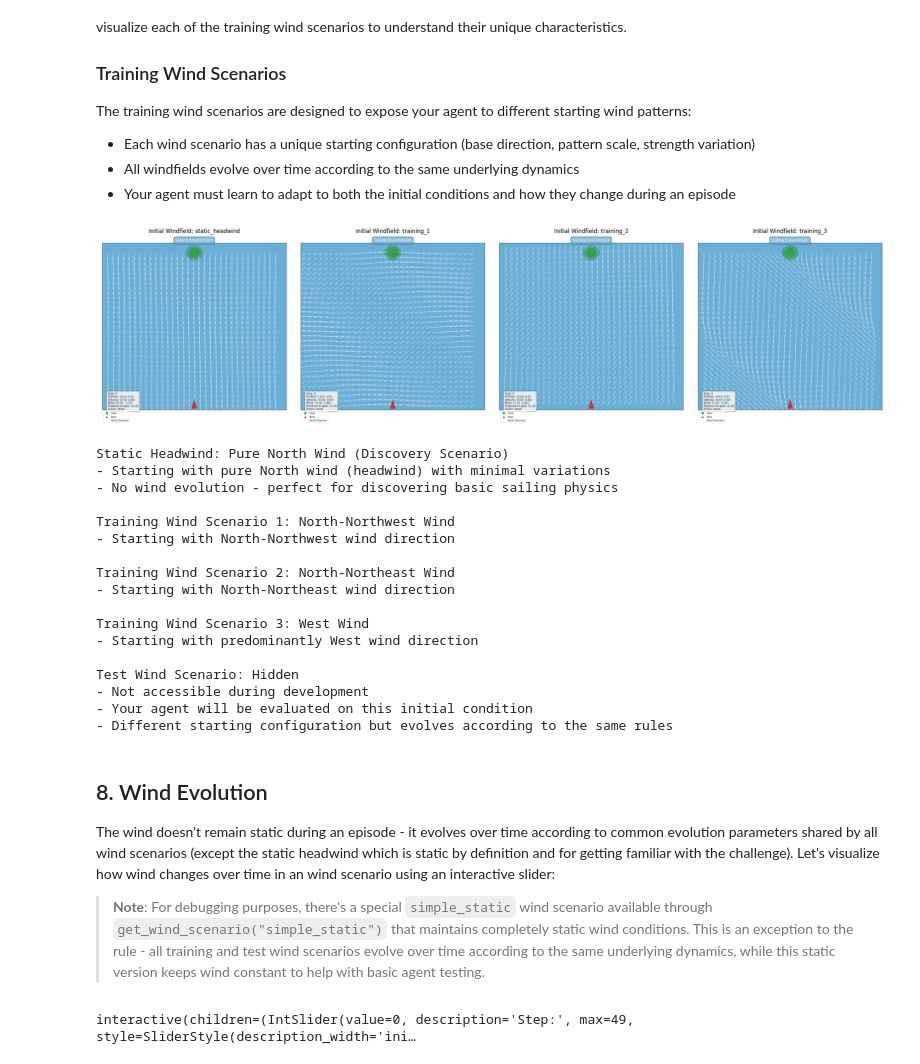
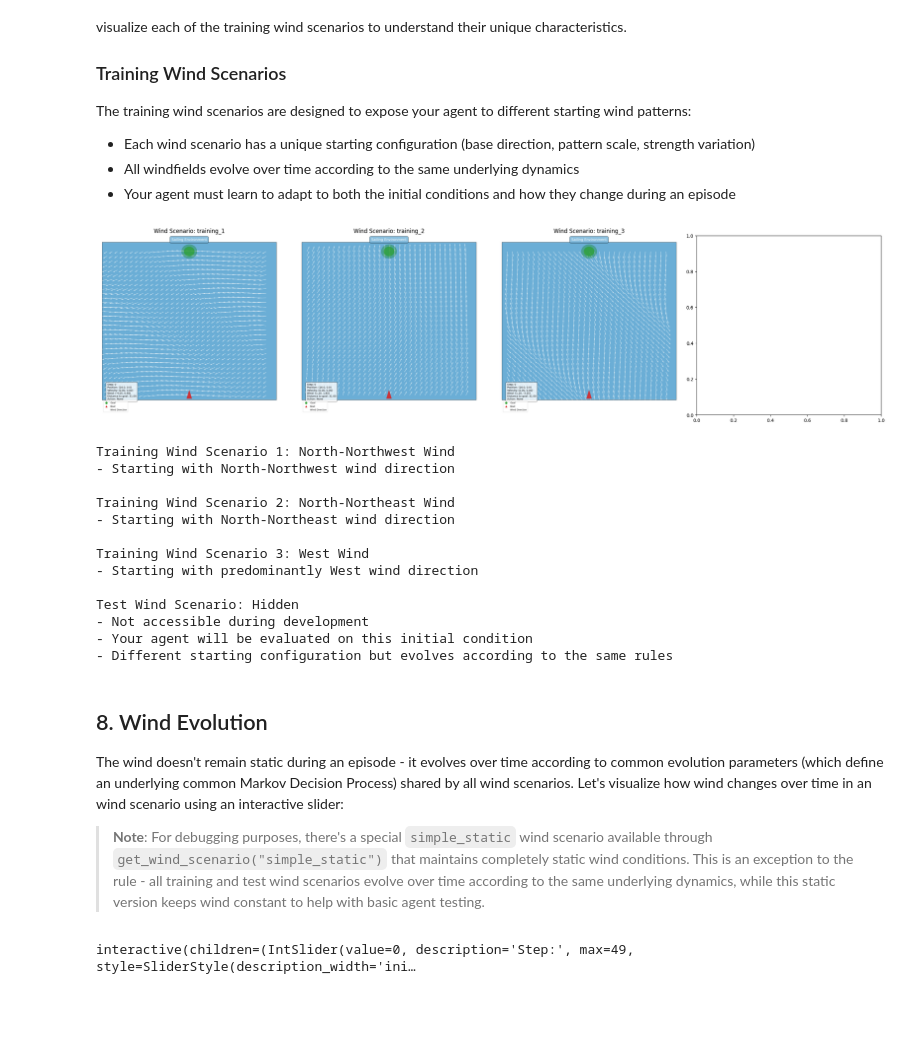
Before and after one commit to trahier/RL_project_sailing, a Jupyter notebook: notebooks/challenge_walkthrough.ipynb, the cells around one changed output. Cells and saved outputs as stored; diff of their text form; code cells hidden in the pictures; blank space fills up the shorter version.

```diff
--- a/notebooks/challenge_walkthrough.ipynb
+++ b/notebooks/challenge_walkthrough.ipynb
@@ -443,7 +435,6 @@ The training wind scenarios are designed to expose your agent to different start
 # %%
 # Load each wind scenario and visualize its wind pattern
 wind_scenarios = {
-    "static_headwind": get_wind_scenario("static_headwind"),
     "training_1": get_wind_scenario("training_1"),
     "training_2": get_wind_scenario("training_2"),
     "training_3": get_wind_scenario("training_3")
@@ -471,41 +462,34 @@ for i, (name, windfield) in enumerate(wind_scenarios.items()):
         wind_init_params=viz_windfield['wind_init_params'],
         wind_evol_params=viz_windfield['wind_evol_params'],
         wind_grid_density=25,
         wind_arrow_scale=80,
         render_mode="rgb_array"
     )
 
     # Reset and render
     env.reset(seed=42)
 
     # Display the image
     axes[i].imshow(env.render())
     axes[i].set_title(f"Wind Scenario: {name}")
     axes[i].axis('off')
 
 plt.tight_layout()
 plt.show()
 
 # Print wind scenario descriptions
-print("Static Headwind: Pure North Wind (Discovery Scenario)")
-print("- Starting with pure North wind (headwind) with minimal variations")
-print("- No wind evolution - perfect for discovering basic sailing physics")
 print("\nTraining Wind Scenario 1: North-Northwest Wind")
 print("- Starting with North-Northwest wind direction")
 print("\nTraining Wind Scenario 2: North-Northeast Wind")
 print("- Starting with North-Northeast wind direction")
 print("\nTraining Wind Scenario 3: West Wind")
 print("- Starting with predominantly West wind direction")
 print("\nTest Wind Scenario: Hidden")
 print("- Not accessible during development")
 print("- Your agent will be evaluated on this initial condition")
 print("- Different starting configuration but evolves according to the same rules")
 # %% [output]
-[figure, old version]
+[figure, new version]
-Static Headwind: Pure North Wind (Discovery Scenario)
-- Starting with pure North wind (headwind) with minimal variations
-- No wind evolution - perfect for discovering basic sailing physics
-
 Training Wind Scenario 1: North-Northwest Wind
 - Starting with North-Northwest wind direction
 
@@ -522,7 +506,7 @@ Test Wind Scenario: Hidden
 # %% [markdown]
 ## 8. Wind Evolution
 
-The wind doesn't remain static during an episode - it evolves over time according to common evolution parameters shared by all wind scenarios (except the static headwind which is static by definition and for getting familiar with the challenge). Let's visualize how wind changes over time in an wind scenario using an interactive slider:
+The wind doesn't remain static during an episode - it evolves over time according to common evolution parameters (which define an underlying common Markov Decision Process) shared by all wind scenarios. Let's visualize how wind changes over time in an wind scenario using an interactive slider:
 
 > **Note**: For debugging purposes, there's a special `simple_static` wind scenario available through `get_wind_scenario("simple_static")` that maintains completely static wind conditions. This is an exception to the rule - all training and test wind scenarios evolve over time according to the same underlying dynamics, while this static version keeps wind constant to help with basic agent testing.
 # %%
```
Also changed, not shown: parts of 1 cell of this notebook, 5 other files.
